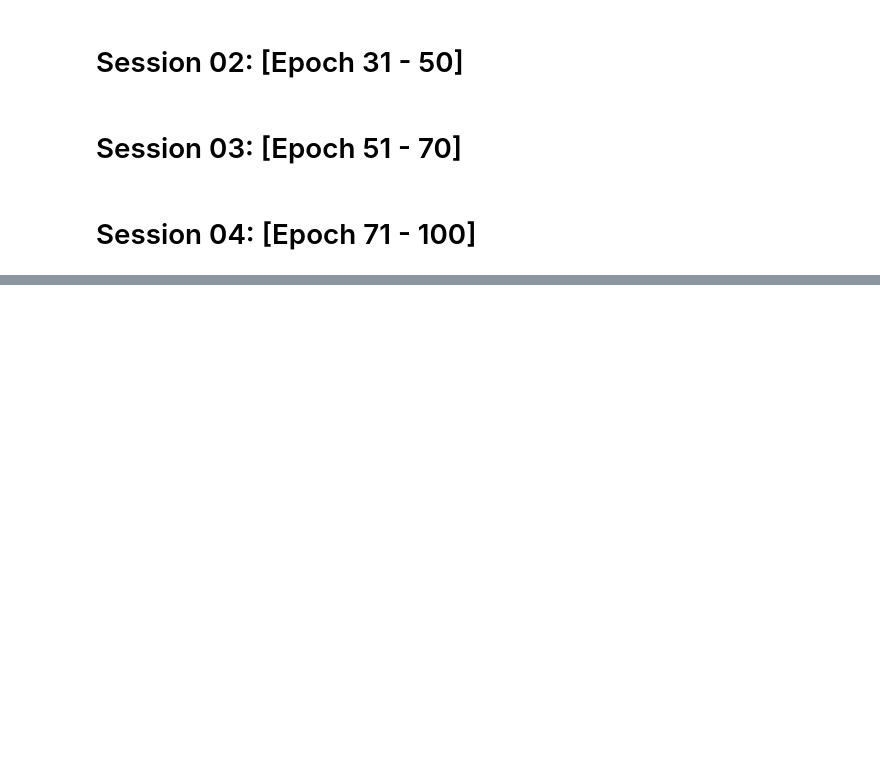
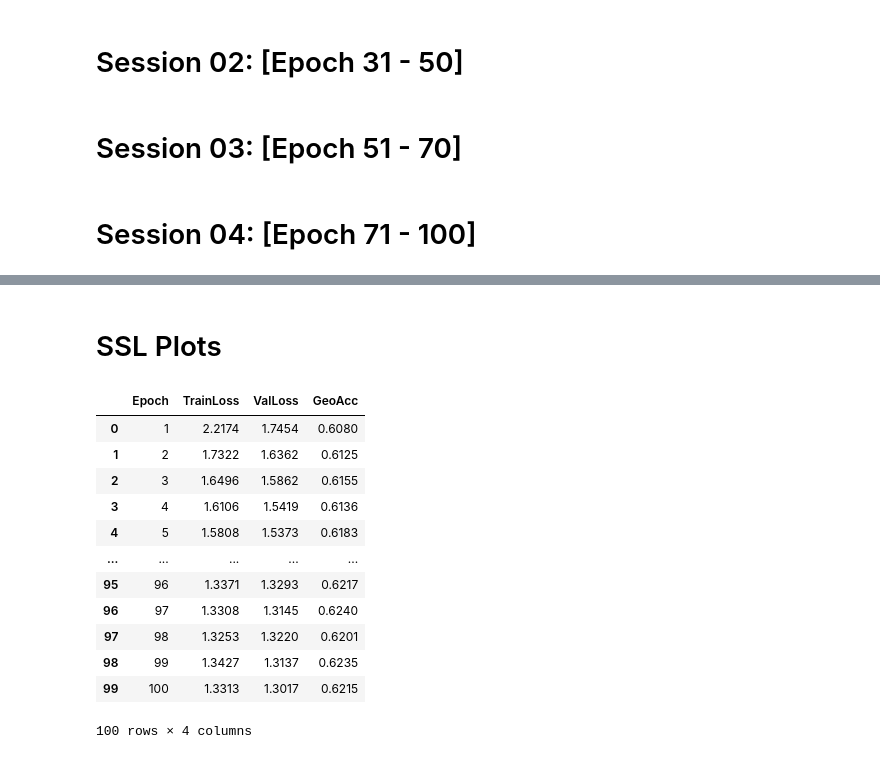
Before and after one commit to Kazi-Ferdous-Hasan/CoCoGeo-Cohesion-and-Contrast-with-Geometry-Aware-Self-Supervision-for-3D-Point-Clouds, a Jupyter notebook: cocogeo-x-yolo3d-pretext.ipynb, the cells around one changed output, grey strips where cells are left out. Saved outputs shown, nothing was run; the diff lists cells and outputs as text; code cells hidden in the pictures; blank space fills up the shorter version.

```diff
--- a/cocogeo-x-yolo3d-pretext.ipynb
+++ b/cocogeo-x-yolo3d-pretext.ipynb
@@ -617,0 +603,22 @@ Copied checkpoints from /kaggle/input/ssl-checkpoint-epoch70/ssl_point_coco_yolo
+# %% [markdown]
+# SSL Plots
+# %%
+train = pd.read_csv("/kaggle/input/ssl-logs/ssl_log_train_losses.csv")
+val = pd.read_csv("/kaggle/input/ssl-logs/ssl_log_val_losses.csv")
+geo = pd.read_csv("/kaggle/input/ssl-logs/ssl_log_geoAcc.csv")
+df = train.merge(val, on="Epoch").merge(geo, on="Epoch")
+df
+# %% [output]
+|  | Epoch | TrainLoss | ValLoss | GeoAcc |
+| 0 | 1 | 2.2174 | 1.7454 | 0.6080 |
+| 1 | 2 | 1.7322 | 1.6362 | 0.6125 |
+| 2 | 3 | 1.6496 | 1.5862 | 0.6155 |
+| 3 | 4 | 1.6106 | 1.5419 | 0.6136 |
+| 4 | 5 | 1.5808 | 1.5373 | 0.6183 |
+| ... | ... | ... | ... | ... |
+| 95 | 96 | 1.3371 | 1.3293 | 0.6217 |
+| 96 | 97 | 1.3308 | 1.3145 | 0.6240 |
+| 97 | 98 | 1.3253 | 1.3220 | 0.6201 |
+| 98 | 99 | 1.3427 | 1.3137 | 0.6235 |
+| 99 | 100 | 1.3313 | 1.3017 | 0.6215 |
+100 rows × 4 columns
```
Also changed, not shown: parts of 7 cells of this notebook.
